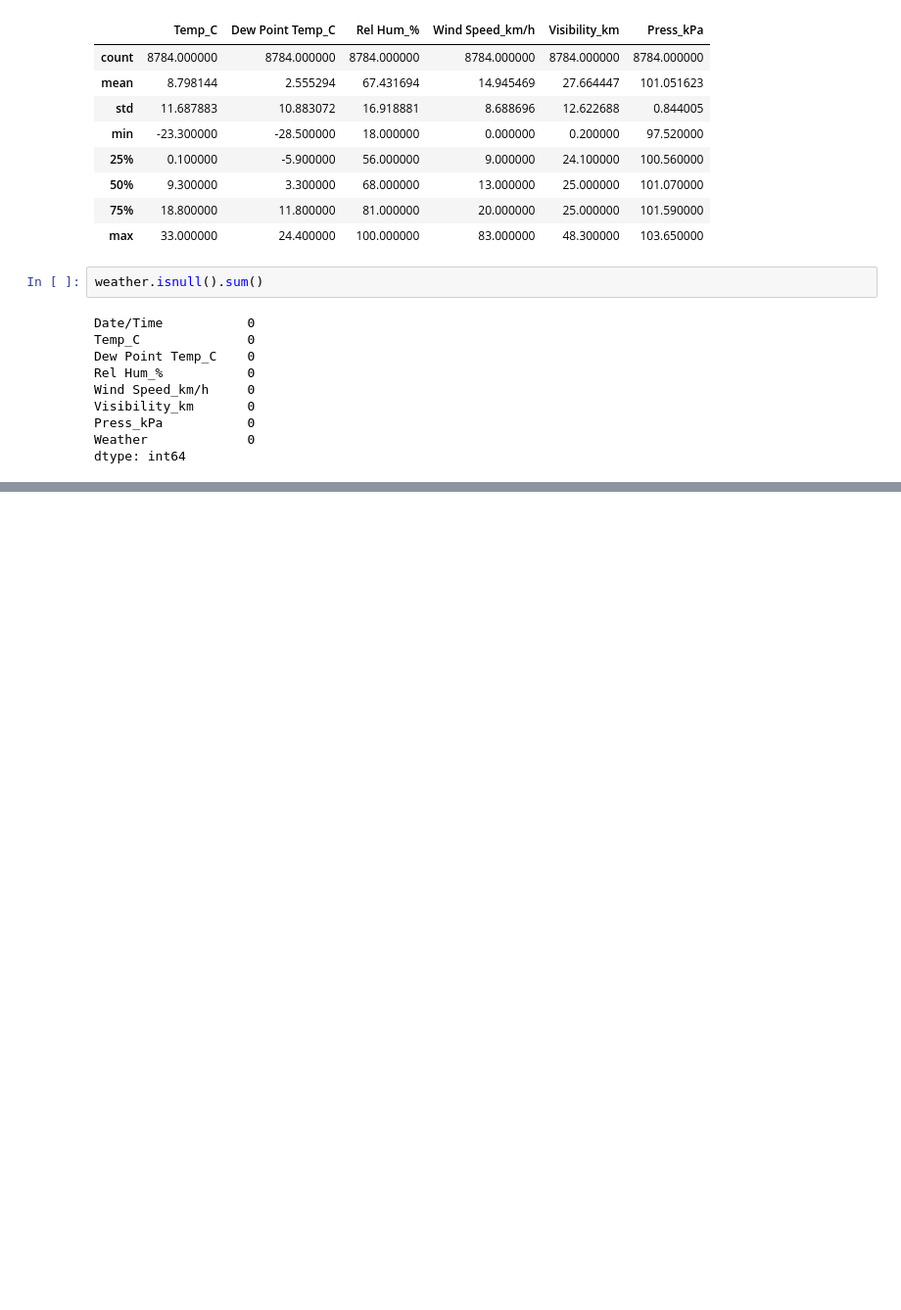
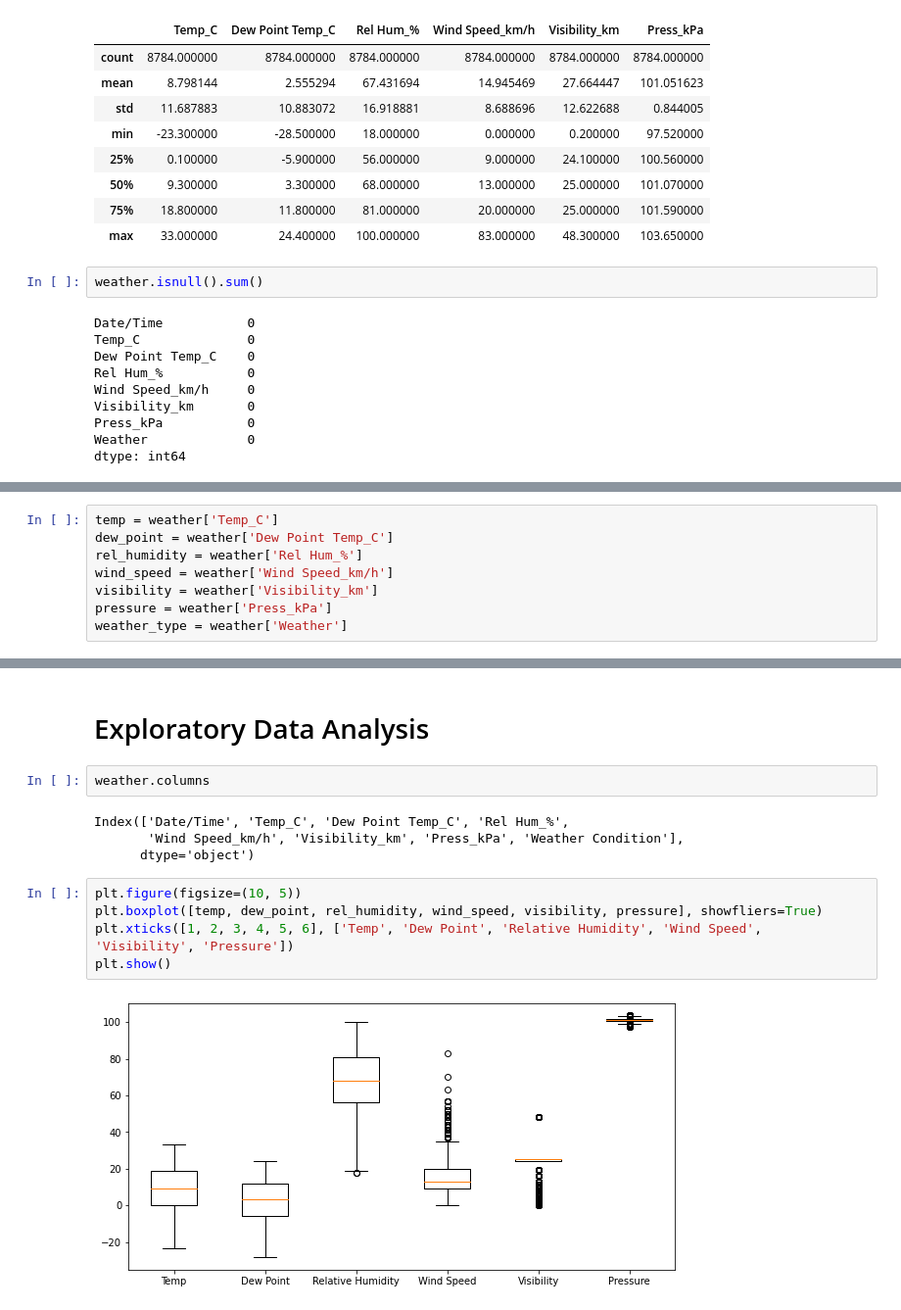
Before and after one commit to Jai-Verma-04/EDA-Weather, a Jupyter notebook: main.ipynb, the cells around one changed output, grey strips where cells are left out. Shown at 98% size. Cells and saved outputs as stored; diff of their text form; blank space fills up the shorter version.

```diff
--- a/main.ipynb
+++ b/main.ipynb
@@ -42,0 +107,8 @@ dtype: int64
+# %%
+temp = weather['Temp_C']
+dew_point = weather['Dew Point Temp_C']
+rel_humidity = weather['Rel Hum_%']
+wind_speed = weather['Wind Speed_km/h']
+visibility = weather['Visibility_km']
+pressure = weather['Press_kPa']
+weather_type = weather['Weather']
@@ -42,0 +283,15 @@ dtype: int64
+# %% [markdown]
+# Exploratory Data Analysis
+# %%
+weather.columns
+# %% [output]
+Index(['Date/Time', 'Temp_C', 'Dew Point Temp_C', 'Rel Hum_%',
+       'Wind Speed_km/h', 'Visibility_km', 'Press_kPa', 'Weather Condition'],
+      dtype='object')
+# %%
+plt.figure(figsize=(10, 5))
+plt.boxplot([temp, dew_point, rel_humidity, wind_speed, visibility, pressure], showfliers=True)
+plt.xticks([1, 2, 3, 4, 5, 6], ['Temp', 'Dew Point', 'Relative Humidity', 'Wind Speed', 'Visibility', 'Pressure'])
+plt.show()
+# %% [output]
+[figure, added]
```
Also changed, not shown: parts of 27 cells of this notebook.
